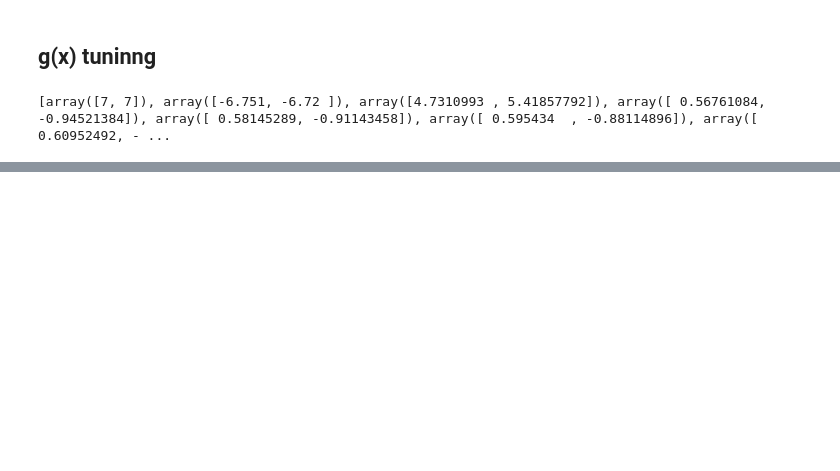
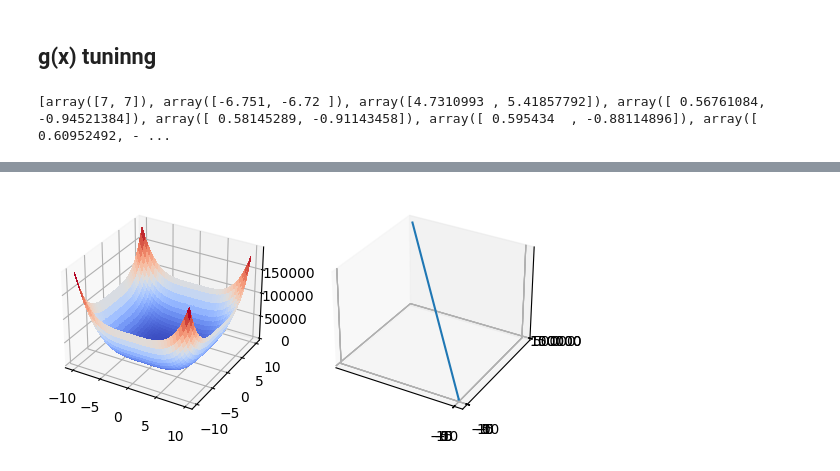
Before and after one commit to wz7475/gradient-descent, a Jupyter notebook: lab1.ipynb, the cells around one changed output, grey strips where cells are left out. Drawn from its saved outputs; the diff is of its cells as text; code cells hidden in the pictures; blank space fills up the shorter version.

```diff
--- a/lab1.ipynb
+++ b/lab1.ipynb
@@ -110,7 +110,7 @@ class GradientDescent:
 # %% [markdown]
 ## tuning f(x) min
 # %%
-def plot_function_2d_and_path(function: Callable, step: Number, starting_point=Union[Number, Sequence], eps=0.001, save=False):
+def plot_function_2d_and_path(function: Callable, step: Number, starting_point: Number, eps=0.001, save=False):
     arguments = GradientDescent(eps).find_minumum(function, step, starting_point)
     values = [f(xa) for xa in arguments]
 
@@ -322,0 +322,4 @@ ax2.set_zticks([50000 * x for x in range(4)])
+# %%
+plot_function_3d_and_path(g, 0.001, [-10, 10], save=True)
+# %% [output]
+[figure, added]
```
Also changed, not shown: parts of 8 cells of this notebook.
